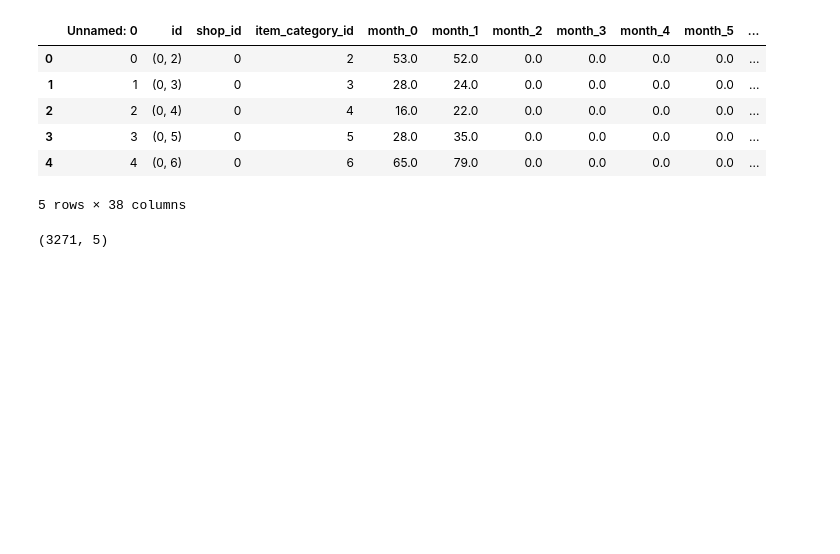
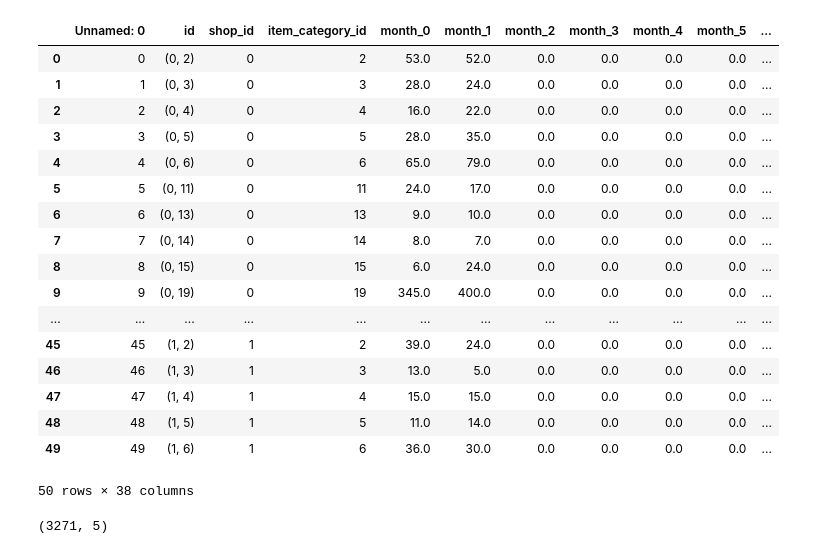
Before and after one commit to Alberto7526/MonografiaGithub, a Jupyter notebook: Untitled.ipynb, the cells around one changed output. Cells and saved outputs as stored; diff of their text form; code cells hidden in the pictures; blank space fills up the shorter version.

```diff
--- a/Untitled.ipynb
+++ b/Untitled.ipynb
@@ -27,14 +49,25 @@ df_shop.head()
 # %%
-df = pd.read_csv('./NewDataset/prueba.csv')
-df.head()
+df = pd.read_csv('./NewDataset/New_dataset.csv')
+df.head(50)
 # %% [output]
 |  | Unnamed: 0 | id | shop_id | item_category_id | month_0 | month_1 | month_2 | month_3 | month_4 | month_5 | ... |
 | 0 | 0 | (0, 2) | 0 | 2 | 53.0 | 52.0 | 0.0 | 0.0 | 0.0 | 0.0 | ... |
 | 1 | 1 | (0, 3) | 0 | 3 | 28.0 | 24.0 | 0.0 | 0.0 | 0.0 | 0.0 | ... |
 | 2 | 2 | (0, 4) | 0 | 4 | 16.0 | 22.0 | 0.0 | 0.0 | 0.0 | 0.0 | ... |
 | 3 | 3 | (0, 5) | 0 | 5 | 28.0 | 35.0 | 0.0 | 0.0 | 0.0 | 0.0 | ... |
 | 4 | 4 | (0, 6) | 0 | 6 | 65.0 | 79.0 | 0.0 | 0.0 | 0.0 | 0.0 | ... |
+| 5 | 5 | (0, 11) | 0 | 11 | 24.0 | 17.0 | 0.0 | 0.0 | 0.0 | 0.0 | ... |
+| 6 | 6 | (0, 13) | 0 | 13 | 9.0 | 10.0 | 0.0 | 0.0 | 0.0 | 0.0 | ... |
+| 7 | 7 | (0, 14) | 0 | 14 | 8.0 | 7.0 | 0.0 | 0.0 | 0.0 | 0.0 | ... |
+| 8 | 8 | (0, 15) | 0 | 15 | 6.0 | 24.0 | 0.0 | 0.0 | 0.0 | 0.0 | ... |
+| 9 | 9 | (0, 19) | 0 | 19 | 345.0 | 400.0 | 0.0 | 0.0 | 0.0 | 0.0 | ... |
+| ... | ... | ... | ... | ... | ... | ... | ... | ... | ... | ... | ... |
+| 45 | 45 | (1, 2) | 1 | 2 | 39.0 | 24.0 | 0.0 | 0.0 | 0.0 | 0.0 | ... |
+| 46 | 46 | (1, 3) | 1 | 3 | 13.0 | 5.0 | 0.0 | 0.0 | 0.0 | 0.0 | ... |
+| 47 | 47 | (1, 4) | 1 | 4 | 15.0 | 15.0 | 0.0 | 0.0 | 0.0 | 0.0 | ... |
+| 48 | 48 | (1, 5) | 1 | 5 | 11.0 | 14.0 | 0.0 | 0.0 | 0.0 | 0.0 | ... |
+| 49 | 49 | (1, 6) | 1 | 6 | 36.0 | 30.0 | 0.0 | 0.0 | 0.0 | 0.0 | ... |
-5 rows × 38 columns
+50 rows × 38 columns
 # %%
 def split_dataset(df,look_back):
     x = df.loc[:,['shop_id','item_category_id']]
```
Also changed, not shown: parts of 2 cells of this notebook, 6 other files.
